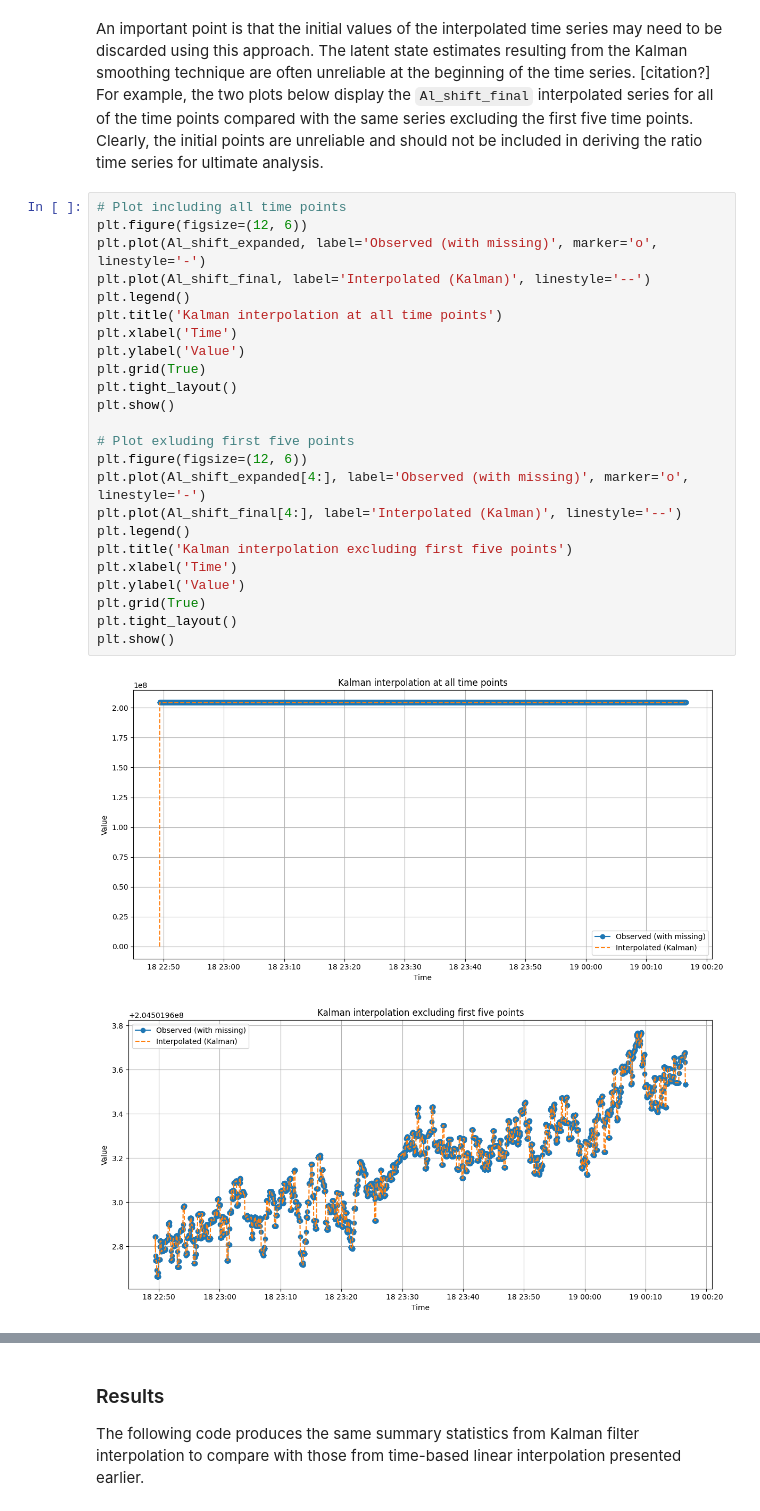
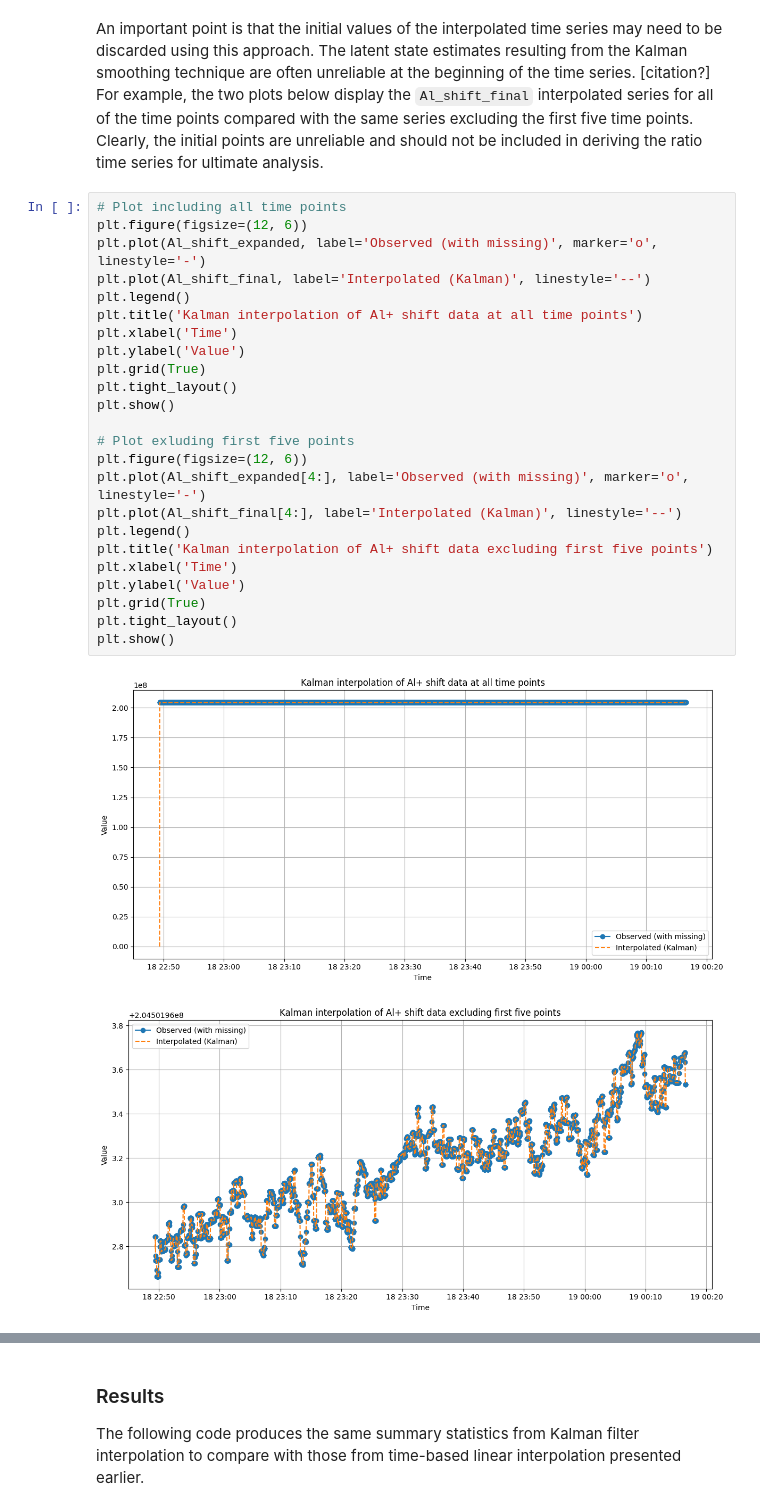
Before and after one commit to caitberry/atomic-clock, a Jupyter notebook: st-interp/NIST_TN/interpolation_report.ipynb, the cells around one changed output, grey strips where cells are left out. Saved outputs shown, nothing was run; the diff lists cells and outputs as text.

Commit message:
finish clock-interpolation-pres and interpolation_resport

```diff
--- a/st-interp/NIST_TN/interpolation_report.ipynb
+++ b/st-interp/NIST_TN/interpolation_report.ipynb
@@ -747,27 +730,27 @@ An important point is that the initial values of the interpolated time series ma
 # %%
 # Plot including all time points
 plt.figure(figsize=(12, 6))
 plt.plot(Al_shift_expanded, label='Observed (with missing)', marker='o', linestyle='-')
 plt.plot(Al_shift_final, label='Interpolated (Kalman)', linestyle='--')
 plt.legend()
-plt.title('Kalman interpolation at all time points')
+plt.title('Kalman interpolation of Al+ shift data at all time points')
 plt.xlabel('Time')
 plt.ylabel('Value')
 plt.grid(True)
 plt.tight_layout()
 plt.show()
 
 # Plot exluding first five points
 plt.figure(figsize=(12, 6))
 plt.plot(Al_shift_expanded[4:], label='Observed (with missing)', marker='o', linestyle='-')
 plt.plot(Al_shift_final[4:], label='Interpolated (Kalman)', linestyle='--')
 plt.legend()
-plt.title('Kalman interpolation excluding first five points')
+plt.title('Kalman interpolation of Al+ shift data excluding first five points')
 plt.xlabel('Time')
 plt.ylabel('Value')
 plt.grid(True)
 plt.tight_layout()
 plt.show()
 # %% [output]
-[figure, old version]
+[figure, new version]
-[figure, old version]
+[figure, new version]
```
Also changed, not shown: parts of 15 cells of this notebook, 1 other file.
